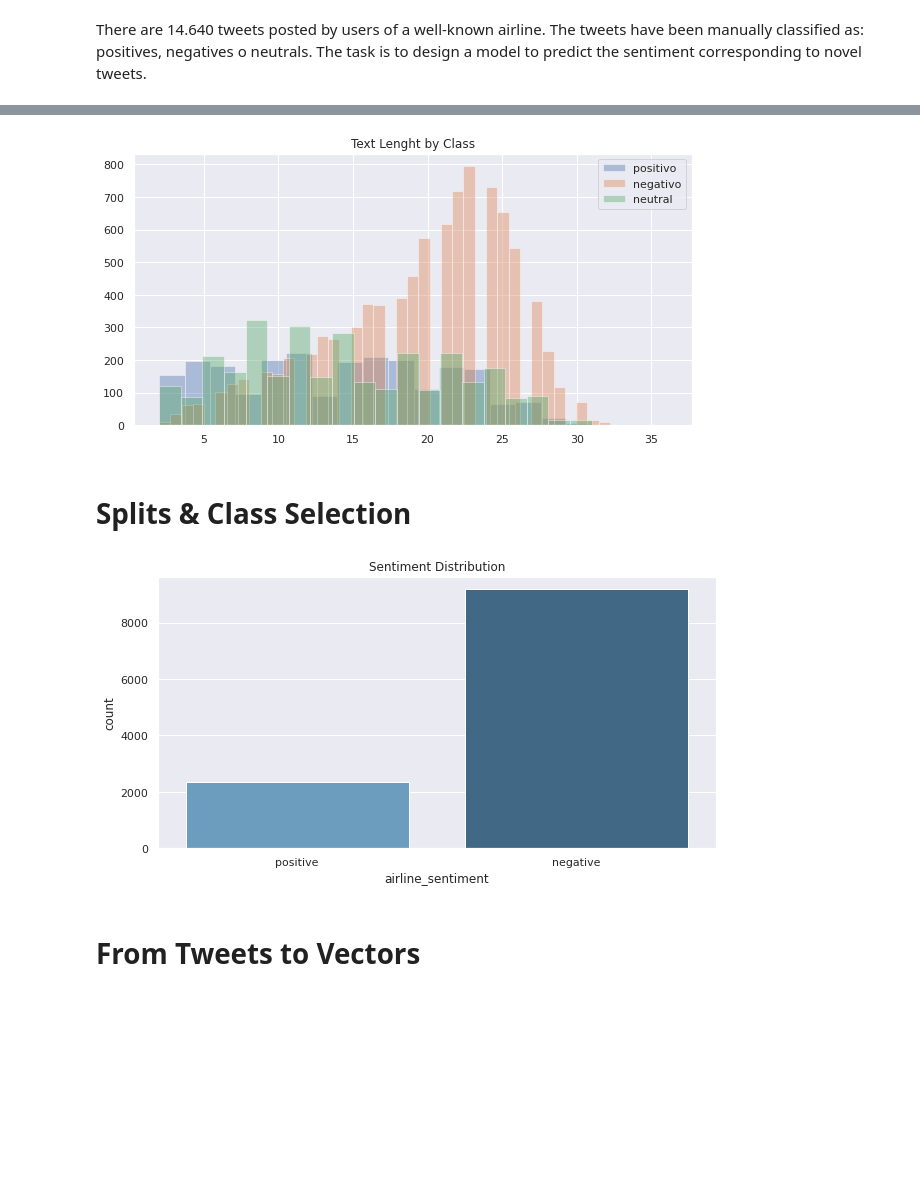
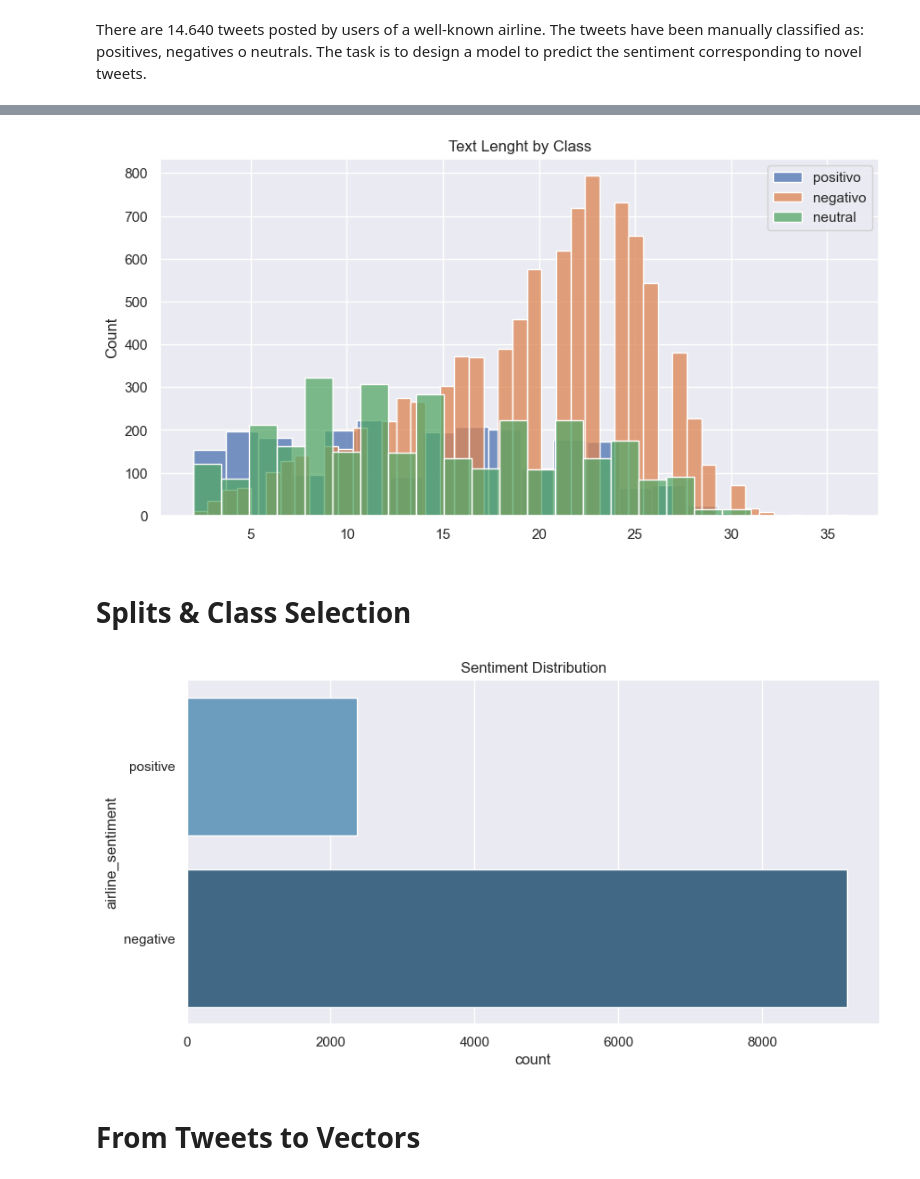
Before and after one commit to LuisMongeB/Airline-Sentiment-Analysis, a Jupyter notebook: Airline_Sentiment.ipynb, the cells around one changed output, grey strips where cells are left out. Drawn from its saved outputs; the diff is of its cells as text; code cells hidden in the pictures; blank space fills up the shorter version.

```diff
--- a/Airline_Sentiment.ipynb
+++ b/Airline_Sentiment.ipynb
@@ -79,34 +101,34 @@ for sentence,label in zip(data['text'],data['airline_sentiment']):
 
 print("\n")
 fig, ax = plt.subplots(figsize=(10,5),nrows=1)
-sns.distplot(lenghts_pos,hist=True, kde=False, norm_hist=False, label='positivo',ax=ax)
-sns.distplot(lenghts_neg,hist=True, kde=False, norm_hist=False, label='negativo',ax=ax)
-sns.distplot(lenghts_neutral,hist=True, kde=False, norm_hist=False, label='neutral',ax=ax)
+sns.histplot(lenghts_pos, kde=False, label='positivo',ax=ax)
+sns.histplot(lenghts_neg, kde=False, label='negativo',ax=ax)
+sns.histplot(lenghts_neutral, kde=False, label='neutral',ax=ax)
 ax.set_title('Text Lenght by Class')
 ax.legend()
 plt.show()
 # %% [output]
-[figure, old version]
+[figure, new version]
 # %% [markdown]
 # Splits & Class Selection
 # %%
 lab_tweets = data[['text','airline_sentiment']]
 lab_tweets = lab_tweets[lab_tweets['airline_sentiment'] != 'neutral']
 np.random.seed(30)
 msk = np.random.rand(len(lab_tweets)) < 0.8
 data = lab_tweets
 data_for_trans = lab_tweets
 
 import seaborn as sns; sns.set()
 import matplotlib.pyplot as plt
 
 print("\n")
 fig, ax = plt.subplots(figsize=(10,5),nrows=1)
-sns.countplot(data['airline_sentiment'],palette="Blues_d")
+sns.countplot(y=data['airline_sentiment'],palette="Blues_d")
 ax.set_title('Sentiment Distribution')
 plt.show()
 # %% [output]
-[figure, old version]
+[figure, new version]
 # %% [markdown]
 # From Tweets to Vectors
 # %% [markdown]
```
Also changed, not shown: parts of 24 cells of this notebook.
